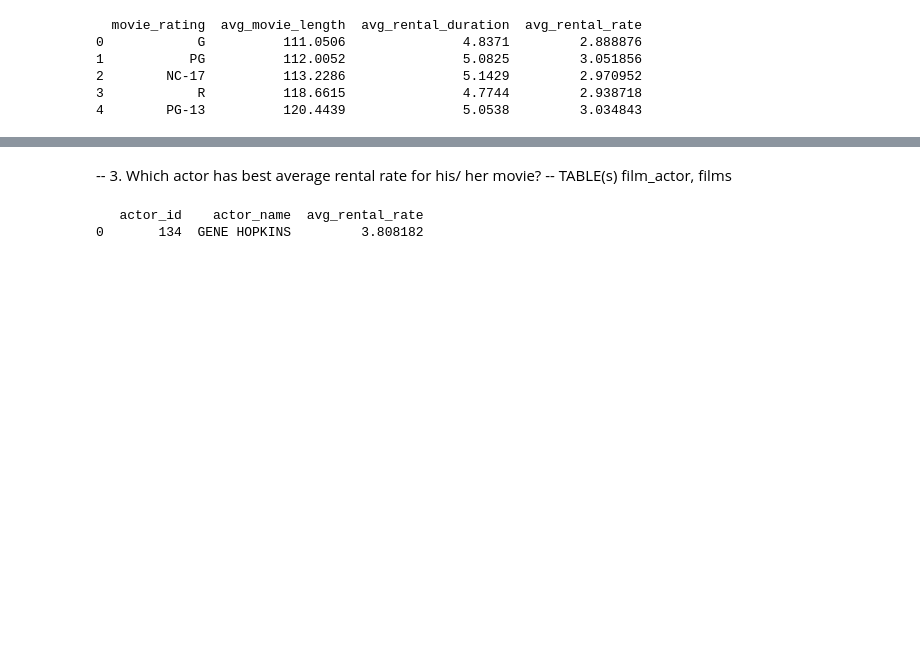
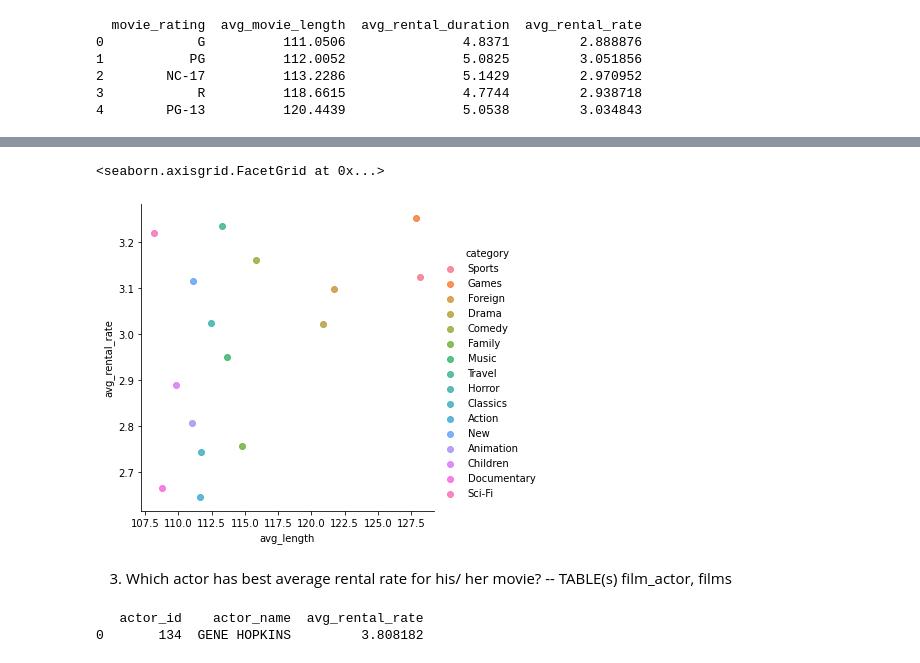
Before and after one commit to RajeshRamachander/mysqlpython, a Jupyter notebook: mysqlpython.ipynb, the cells around one changed output, grey strips where cells are left out. Drawn from its saved outputs; the diff is of its cells as text; code cells hidden in the pictures; blank space fills up the shorter version.

```diff
--- a/mysqlpython.ipynb
+++ b/mysqlpython.ipynb
@@ -219,0 +230,17 @@ print(df)
+# %%
+df = pd.read_sql('''
+
+
+SELECT
+	c.name AS category,
+	AVG(f.length) AS avg_length,
+    AVG(f.rental_rate) AS avg_rental_rate
+FROM film AS f
+	LEFT JOIN film_category AS fc
+		ON f.film_id = fc.film_id
+	LEFT JOIN category AS c
+		ON c.category_id = fc.category_id
+GROUP BY c.name
+ORDER BY 2 DESC,3 DESC;
+
+''', db);
@@ -220,6 +267,10 @@ print(df)
+# %%
+sns.lmplot('avg_length', 'avg_rental_rate', data=df, hue = 'category', fit_reg=False)
+# %% [output]
+<seaborn.axisgrid.FacetGrid at 0x...>
+[figure, added]
 # %% [markdown]
-
--- 3. Which actor has best average rental rate for his/ her movie? -- TABLE(s) film_actor, films
+3. Which actor has best average rental rate for his/ her movie? -- TABLE(s) film_actor, films
 # %%
 df = pd.read_sql('''
 SELECT
```
Also changed, not shown: parts of 6 cells of this notebook.
